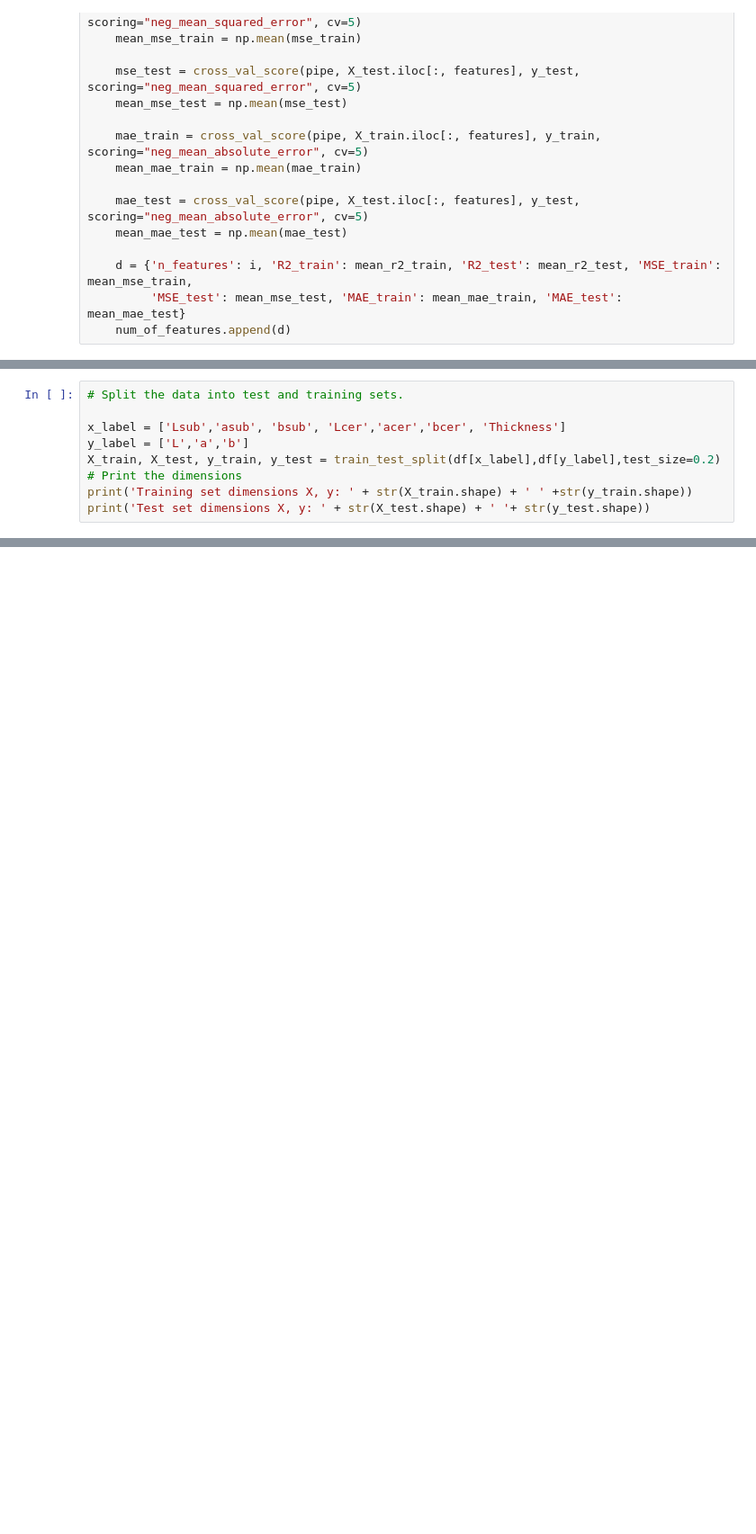
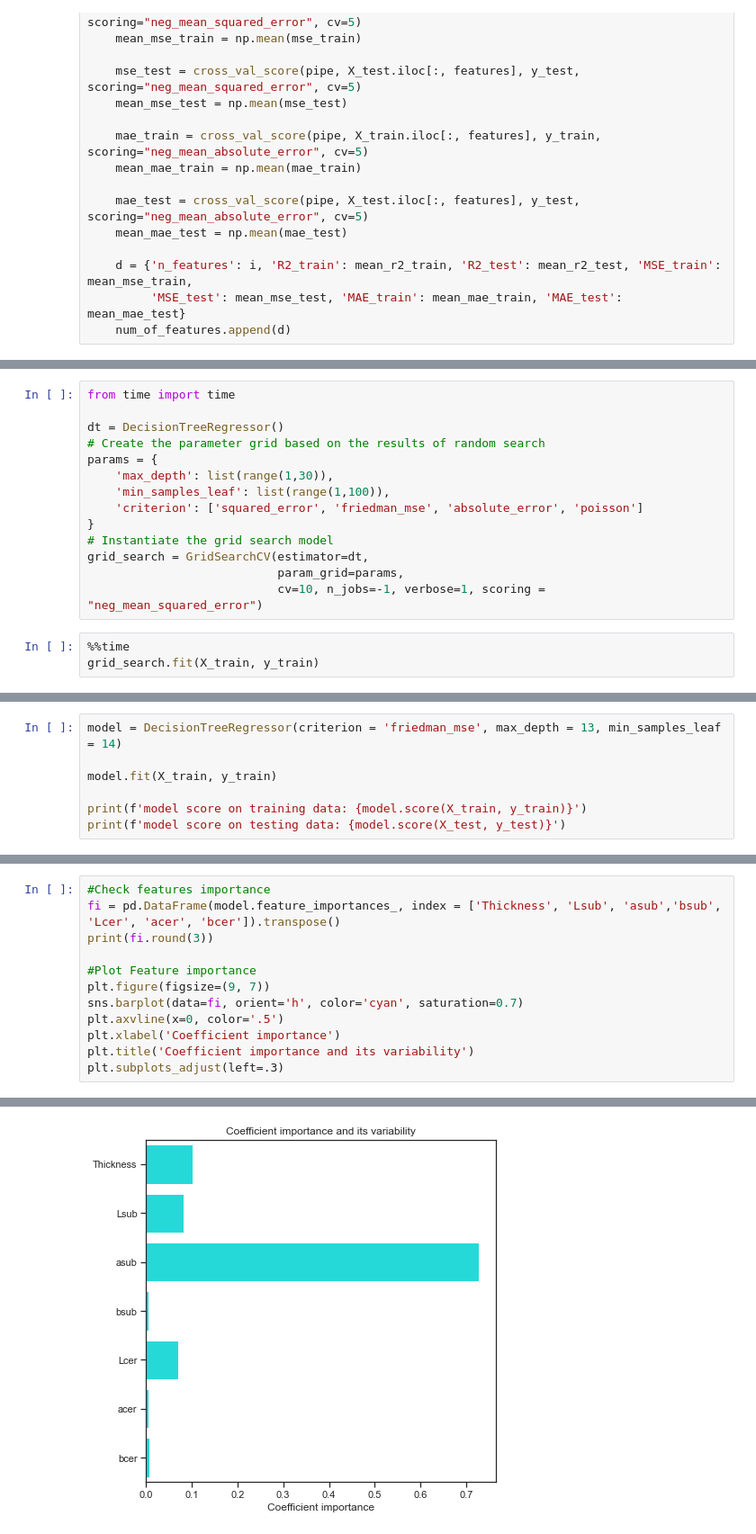
Before and after one commit to drmateusrocha/Capstone-Project, a Jupyter notebook: notebooks/Notebook 2 - Univariate Regression Models for the Color Variables (indepedently).ipynb, the cells around one changed output, grey strips where cells are left out. Shown: that part at 90% size. Saved outputs shown, nothing was run; the diff lists cells and outputs as text; blank space fills up the shorter version.

```diff
--- a/notebooks/Notebook 2 - Univariate Regression Models for the Color Variables (indepedently).ipynb
+++ b/notebooks/Notebook 2 - Univariate Regression Models for the Color Variables (indepedently).ipynb
@@ -495,9 +620,0 @@ print(X.shape, y.shape)
-# %%
-# Split the data into test and training sets.
-
-x_label = ['Lsub','asub', 'bsub', 'Lcer','acer','bcer', 'Thickness']
-y_label = ['L','a','b']
-X_train, X_test, y_train, y_test = train_test_split(df[x_label],df[y_label],test_size=0.2)
-# Print the dimensions
-print('Training set dimensions X, y: ' + str(X_train.shape) + ' ' +str(y_train.shape))
-print('Test set dimensions X, y: ' + str(X_test.shape) + ' '+ str(y_test.shape))
@@ -568,0 +621,17 @@ print('Predicted: %s' % yhat[0])
+# %%
+from time import time
+
+dt = DecisionTreeRegressor()
+# Create the parameter grid based on the results of random search
+params = {
+    'max_depth': list(range(1,30)),
+    'min_samples_leaf': list(range(1,100)),
+    'criterion': ['squared_error', 'friedman_mse', 'absolute_error', 'poisson']
+}
+# Instantiate the grid search model
+grid_search = GridSearchCV(estimator=dt,
+                           param_grid=params,
+                           cv=10, n_jobs=-1, verbose=1, scoring = "neg_mean_squared_error")
+# %%
+%%time
+grid_search.fit(X_train, y_train)
@@ -568,0 +669,7 @@ print('Predicted: %s' % yhat[0])
+# %%
+model = DecisionTreeRegressor(criterion = 'friedman_mse', max_depth = 13, min_samples_leaf = 14)
+
+model.fit(X_train, y_train)
+
+print(f'model score on training data: {model.score(X_train, y_train)}')
+print(f'model score on testing data: {model.score(X_test, y_test)}')
@@ -568,0 +679,13 @@ print('Predicted: %s' % yhat[0])
+# %%
+#Check features importance
+fi = pd.DataFrame(model.feature_importances_, index = ['Thickness', 'Lsub', 'asub','bsub', 'Lcer', 'acer', 'bcer']).transpose()
+print(fi.round(3))
+
+#Plot Feature importance
+plt.figure(figsize=(9, 7))
+sns.barplot(data=fi, orient='h', color='cyan', saturation=0.7)
+plt.axvline(x=0, color='.5')
+plt.xlabel('Coefficient importance')
+plt.title('Coefficient importance and its variability')
+plt.subplots_adjust(left=.3)
+# %% [output]
@@ -568,0 +694 @@ print('Predicted: %s' % yhat[0])
+[figure, added]
```
Also changed, not shown: parts of 79 cells of this notebook, 14 other files.
